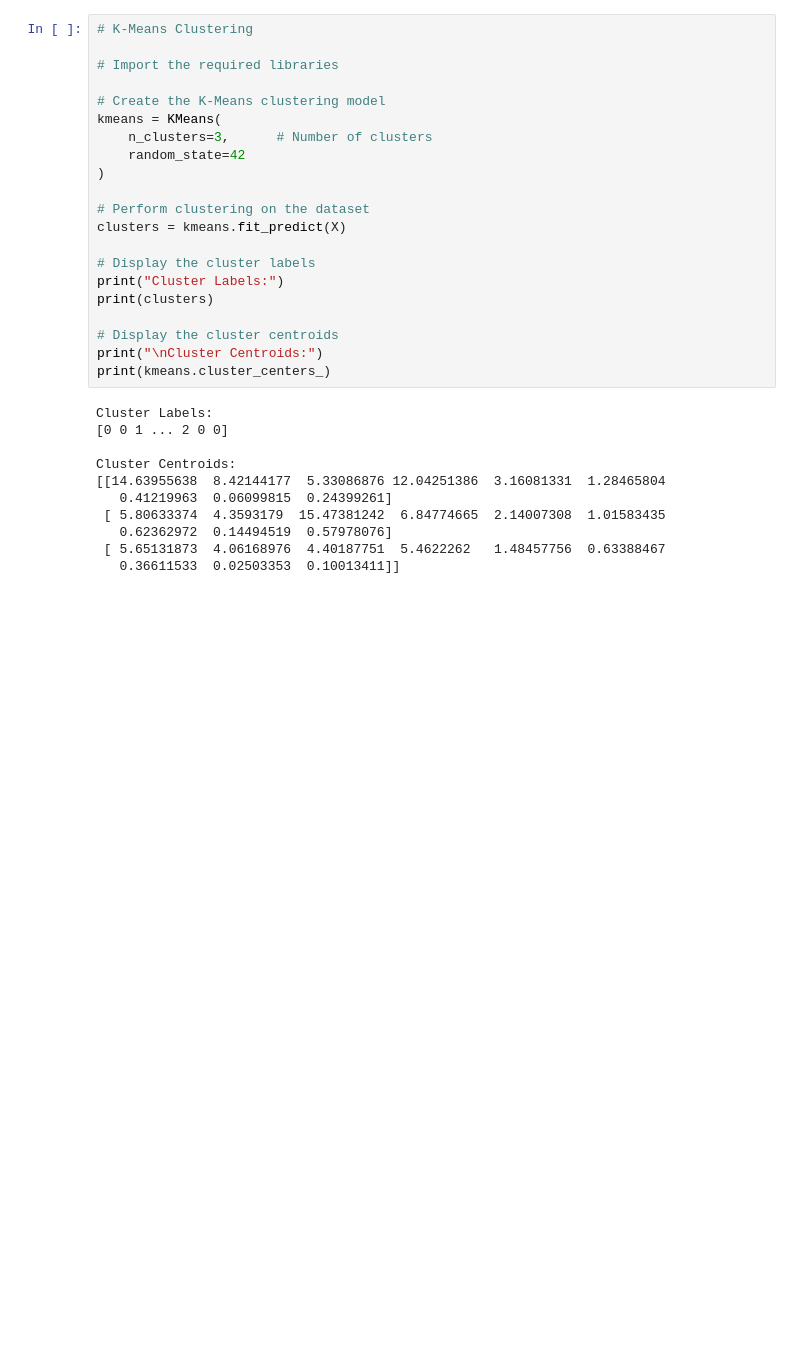
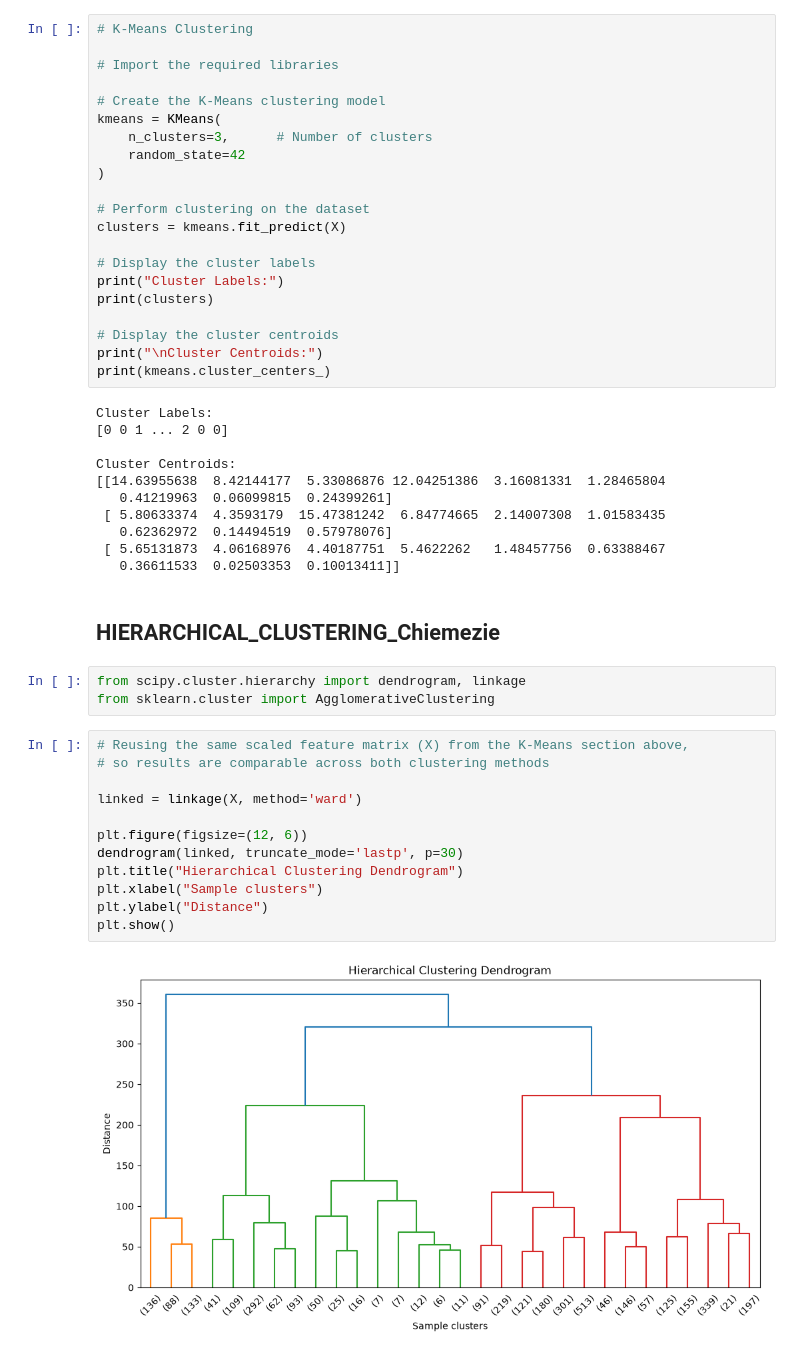
Before and after one commit to Paddyrey/TechCrush-Capstone-Group-11-Project, a Jupyter notebook: notebooks/Model_Test_Train.ipynb, the cells around one changed output. Saved outputs shown, nothing was run; the diff lists cells and outputs as text; blank space fills up the shorter version.

Commit message:
Add hierarchical clustering, compared against K-Means

```diff
--- a/notebooks/Model_Test_Train.ipynb
+++ b/notebooks/Model_Test_Train.ipynb
@@ -526,3 +526,22 @@ Cluster Centroids:
    0.62362972  0.14494519  0.57978076]
  [ 5.65131873  4.06168976  4.40187751  5.4622262   1.48457756  0.63388467
    0.36611533  0.02503353  0.10013411]]
+# %% [markdown]
+## HIERARCHICAL_CLUSTERING_Chiemezie
+# %%
+from scipy.cluster.hierarchy import dendrogram, linkage
+from sklearn.cluster import AgglomerativeClustering
+# %%
+# Reusing the same scaled feature matrix (X) from the K-Means section above,
+# so results are comparable across both clustering methods
+
+linked = linkage(X, method='ward')
+
+plt.figure(figsize=(12, 6))
+dendrogram(linked, truncate_mode='lastp', p=30)
+plt.title("Hierarchical Clustering Dendrogram")
+plt.xlabel("Sample clusters")
+plt.ylabel("Distance")
+plt.show()
+# %% [output]
+[figure, added]
```
Also changed, not shown: parts of 3 cells of this notebook.
